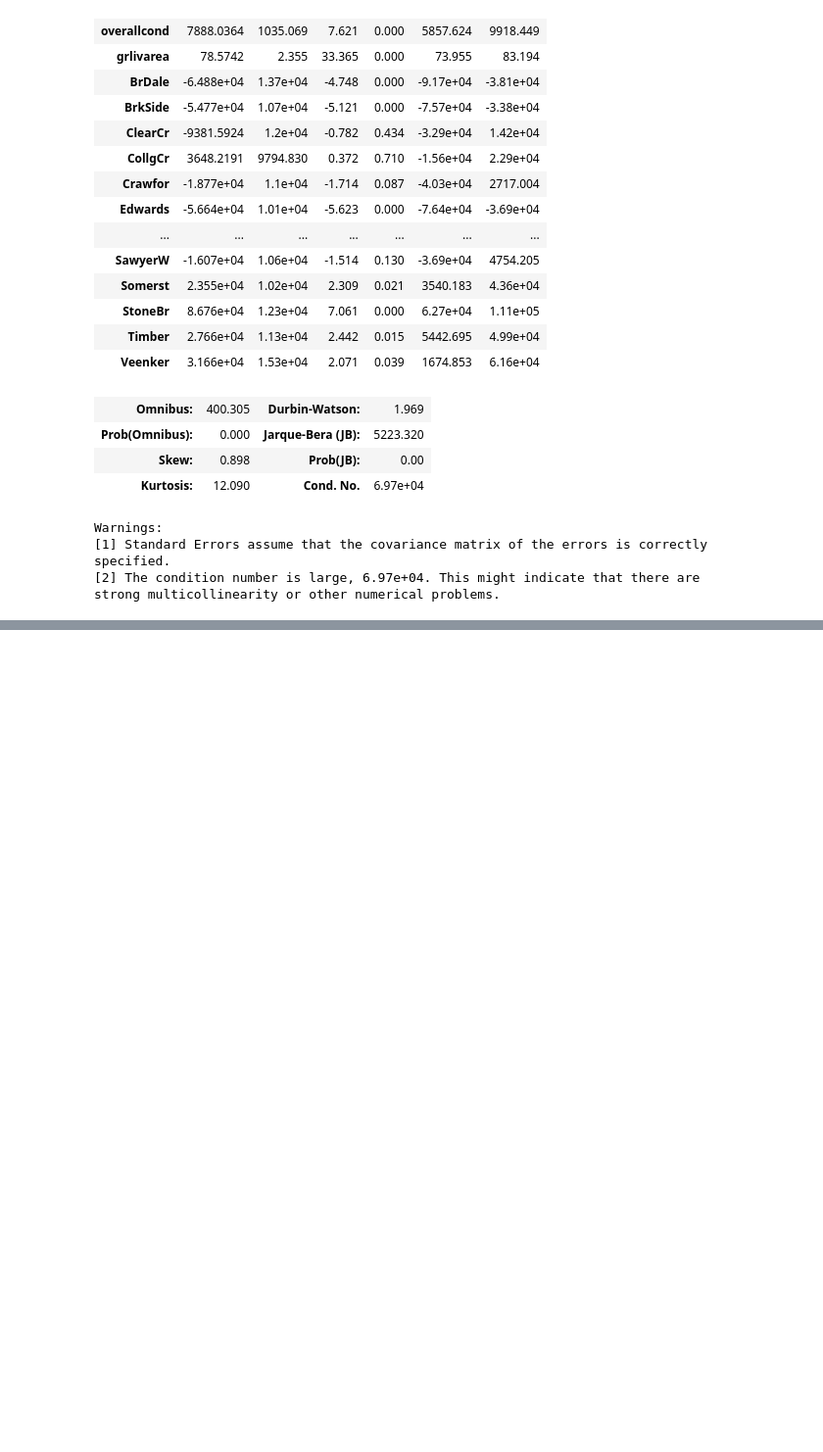
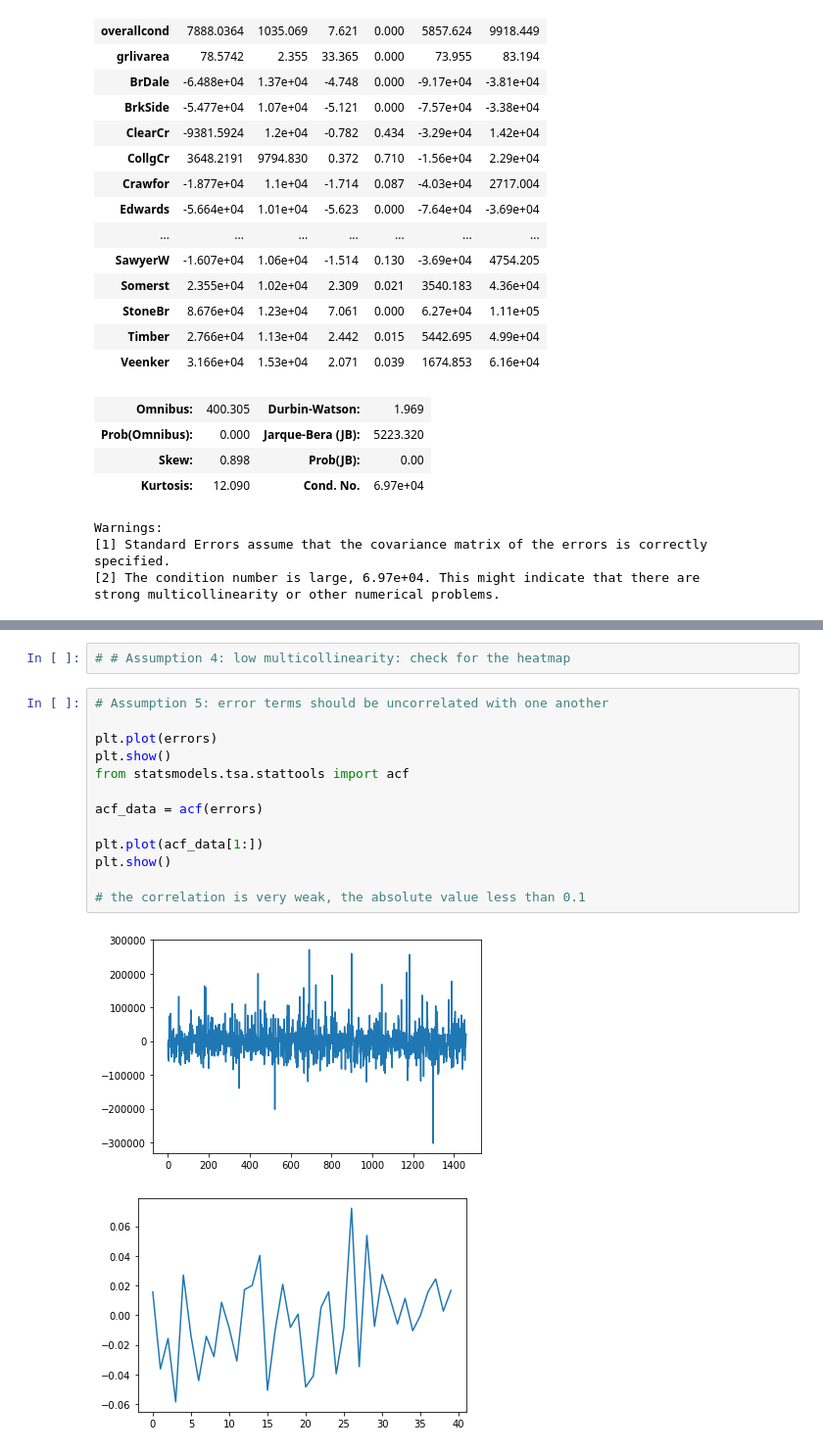
Before and after one commit to sw299/Thinkful_projects, a Jupyter notebook: simple_linear_regression_with_ols.ipynb, the cells around one changed output, grey strips where cells are left out. Shown: that part at 98% size. Cells and saved outputs as stored; diff of their text form; blank space fills up the shorter version.

```diff
--- a/simple_linear_regression_with_ols.ipynb
+++ b/simple_linear_regression_with_ols.ipynb
@@ -168,0 +222,18 @@ strong multicollinearity or other numerical problems.
+# %%
+# # Assumption 4: low multicollinearity: check for the heatmap
+# %%
+# Assumption 5: error terms should be uncorrelated with one another
+
+plt.plot(errors)
+plt.show()
+from statsmodels.tsa.stattools import acf
+
+acf_data = acf(errors)
+
+plt.plot(acf_data[1:])
+plt.show()
+
+# the correlation is very weak, the absolute value less than 0.1
+# %% [output]
+[figure, added]
+[figure, added]
```
Also changed, not shown: parts of 4 cells of this notebook.
